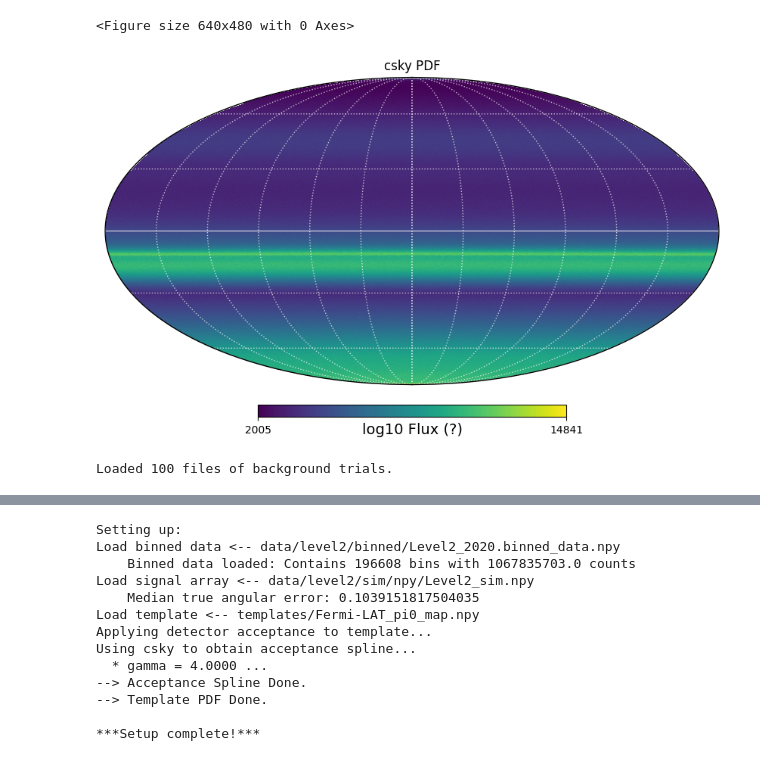
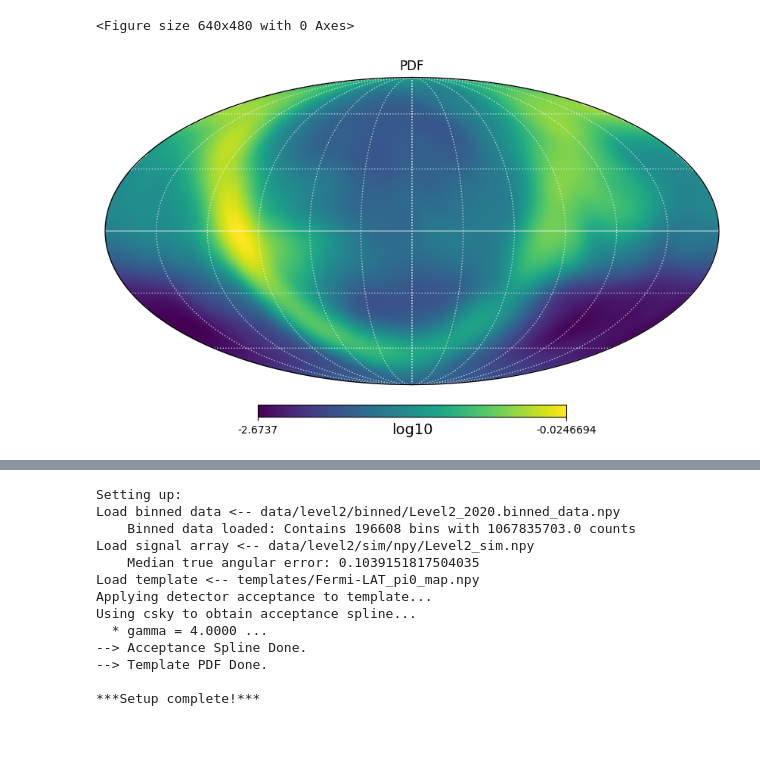
Before and after one commit to MACampana/BinnedTracks, a Jupyter notebook: BinnedAnalysis.ipynb, the cells around one changed output, grey strips where cells are left out. Saved outputs shown, nothing was run; the diff lists cells and outputs as text; code cells hidden in the pictures.

```diff
--- a/BinnedAnalysis.ipynb
+++ b/BinnedAnalysis.ipynb
@@ -853,39 +862,19 @@ plt.show()
 # %%
-temp_wAcc = np.load('data/level2/binned/Fermi_pi0_wAcc_gamma2.7_sigma0.1.template_pdf.npy')
-temp = np.load('data/level2/binned/Fermi_pi0_noAcc_gamma2.7_sigma0.1.template_pdf.npy')
+#temp_wAcc = np.load('data/level2/binned/Fermi_pi0_wAcc_gamma2.7_sigma0.1.template_pdf.npy')
+#temp = np.load('data/level2/binned/Fermi_pi0_noAcc_gamma2.7_sigma0.1.template_pdf.npy')
 pi0 = np.load('templates/Fermi-LAT_pi0_map.npy')
 # %%
 plt.figure(facecolor='w')
-#x = template_arr.item()['template']
-#x1 = hp.smoothing(x, sigma=np.radians(.5)) * np.exp(q(2.7,np.sin(decs)))
-#x1 /= np.sum(x1)*pixarea
-#x3 = template_arr.item()['pdf_space_sig'][1]
 
-x = lima_bean.binned_data
+#x = lima_bean.template_acc_smoothed.copy()
+x = temp_wAcc
 
-mask = (x > 10**(-1))
+#mask = (x < 10**(-1.2))
 #x[mask] = hp.UNSEEN
 
-hp.mollview(x, unit='log10 Flux (?)', rot=(180,0,0), title='csky PDF')
+hp.mollview(np.log10(x), unit='log10', rot=(180,0,0), title='PDF')
 hp.graticule(30, color='w', alpha=0.7)
 plt.show()
 # %% [output]
 <Figure size 640x480 with 0 Axes>
-[figure, old version]
+[figure, new version]
-# %%
-#load and append bkg trials
-where_acc = 'combAcc'
-
-filelist = sorted(glob(f'/data/user/mcampana/analysis/binned_tracks/trials/bkg/{where_acc}/trials*.npy'))
-bg_tss = np.array([])
-c = 0
-for f in filelist:
-    c += 1
-    arr = np.load(f, allow_pickle=True)
-    bg_tss = np.append(bg_tss, -2.0 * np.array(list(arr.item()['seed'].values())))
-
-print(f'Loaded {c} files of background trials.')
-
-med_bg_ts = np.median(bg_tss)
-# %% [output]
-Loaded 100 files of background trials.
```
Also changed, not shown: parts of 24 cells of this notebook, 4 other files.
